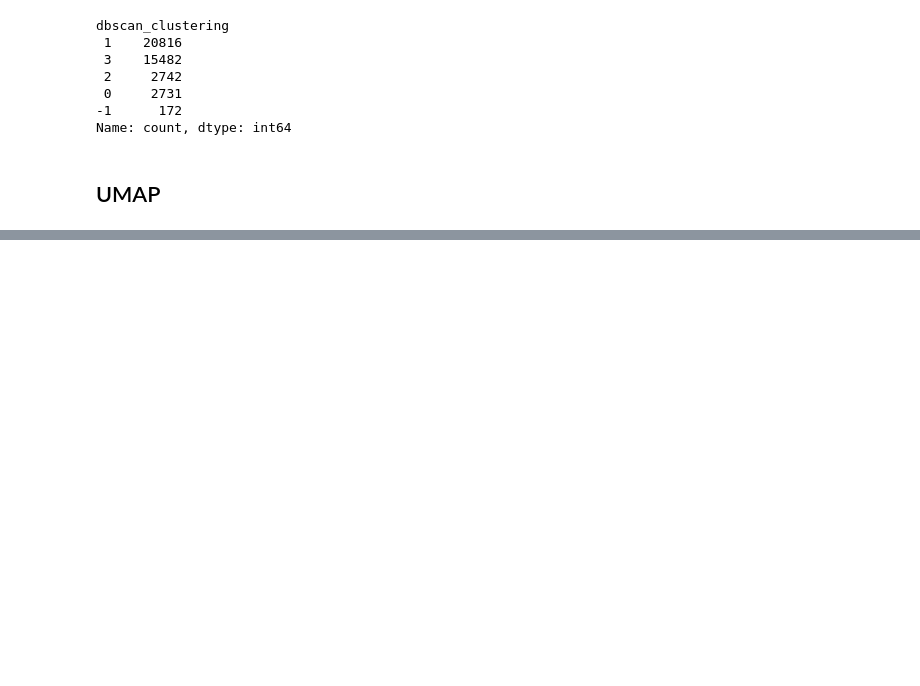
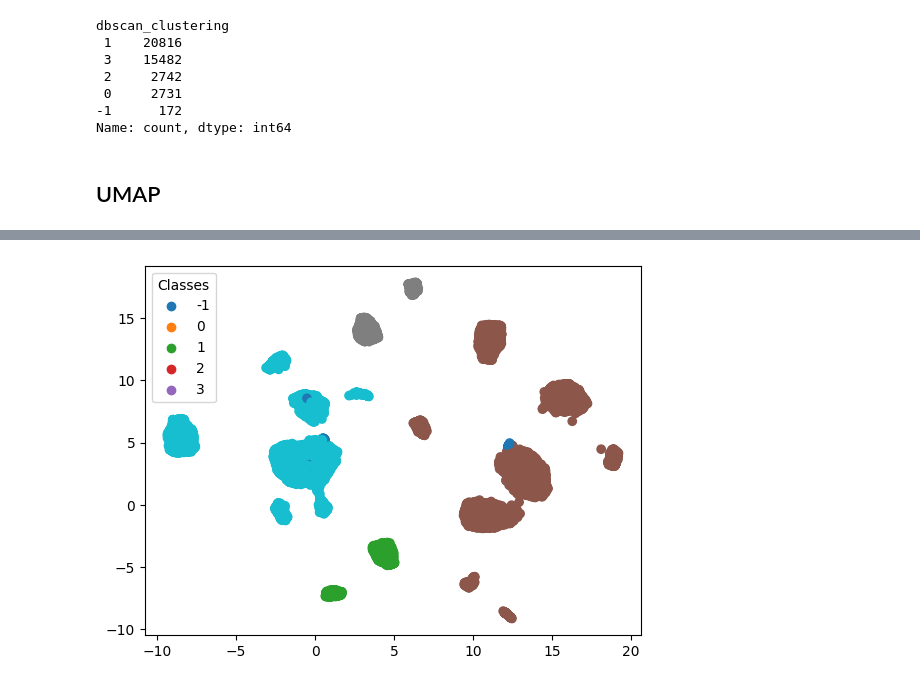
Before and after one commit to JoaoF7/Project-ML, a Jupyter notebook: Preprocessing.ipynb, the cells around one changed output, grey strips where cells are left out. Saved outputs shown, nothing was run; the diff lists cells and outputs as text; code cells hidden in the pictures; blank space fills up the shorter version.

Commit message:
umap_functional

```diff
--- a/Preprocessing.ipynb
+++ b/Preprocessing.ipynb
@@ -486,0 +484,4 @@ NameError: name 'umap_object' is not defined
+# %%
+visualize_dimensionality_reduction(umap_embedding, cust_prepoc.iloc[:,-1].sort_index())
+# %% [output]
+[figure, added]
```
Also changed, not shown: parts of 12 cells of this notebook.
